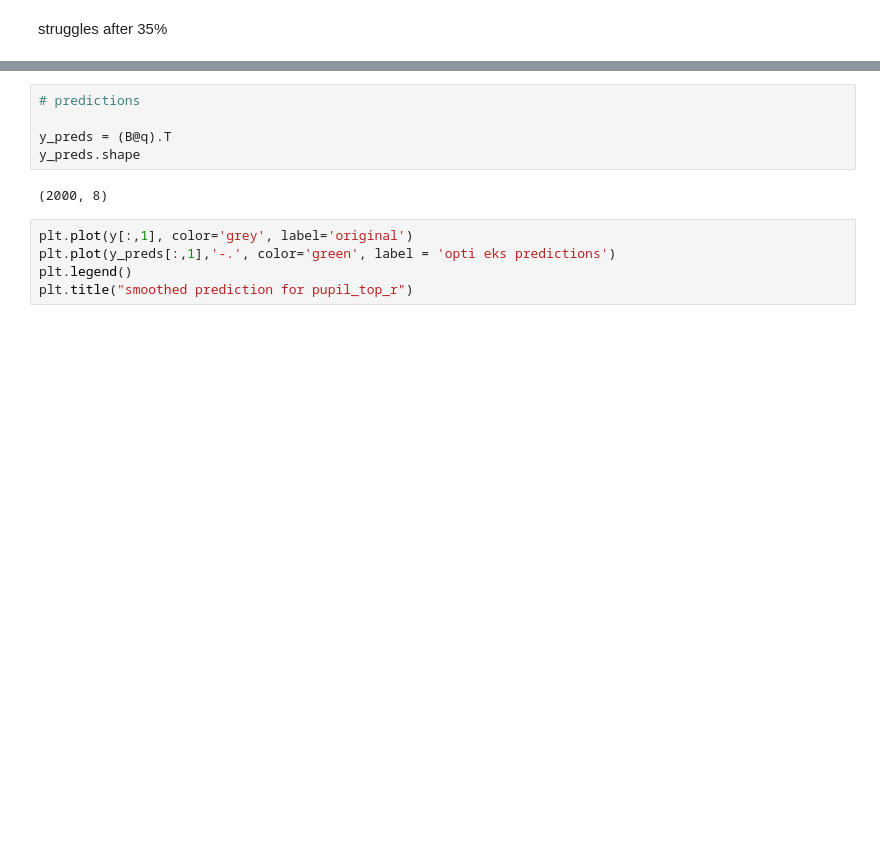
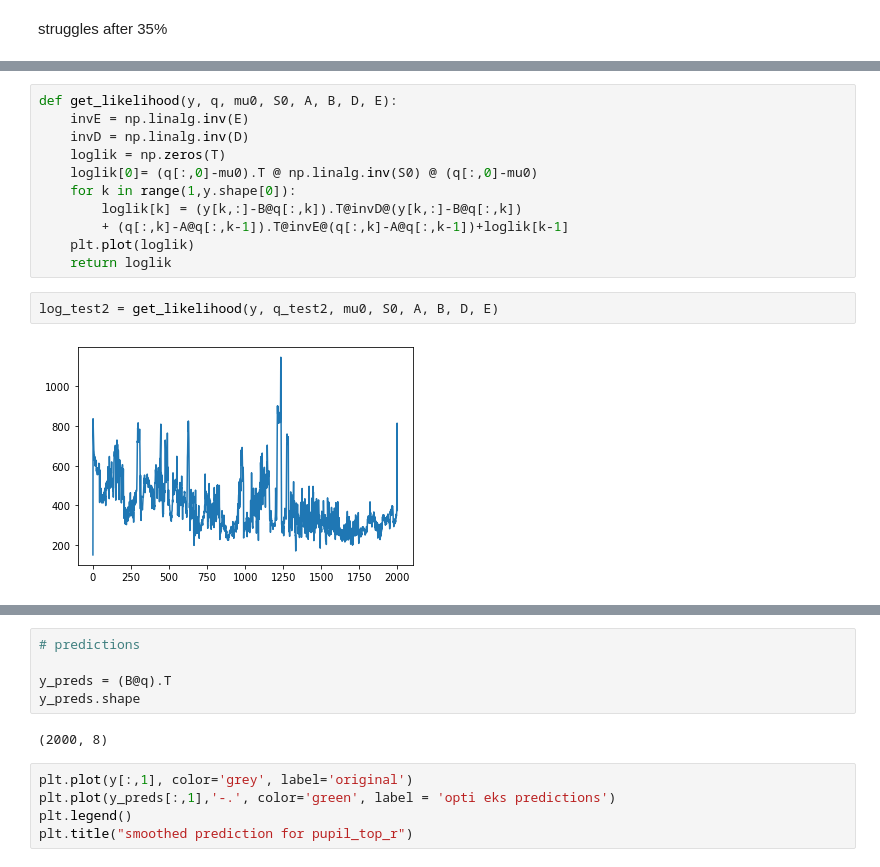
Before and after one commit to erialc-cal/eks, a Jupyter notebook: explore-mirror-fish.ipynb, the cells around one changed output, grey strips where cells are left out. Cells and saved outputs as stored; diff of their text form; blank space fills up the shorter version.

```diff
--- a/explore-mirror-fish.ipynb
+++ b/explore-mirror-fish.ipynb
@@ -608,0 +720,15 @@ Text(0.5, 0.98, 'Kalman eks vs optimisation based latent predictions on pupil da
+# %%
+def get_likelihood(y, q, mu0, S0, A, B, D, E):
+    invE = np.linalg.inv(E)
+    invD = np.linalg.inv(D)
+    loglik = np.zeros(T)
+    loglik[0]= (q[:,0]-mu0).T @ np.linalg.inv(S0) @ (q[:,0]-mu0)
+    for k in range(1,y.shape[0]):
+        loglik[k] = (y[k,:]-B@q[:,k]).T@invD@(y[k,:]-B@q[:,k])
+        + (q[:,k]-A@q[:,k-1]).T@invE@(q[:,k]-A@q[:,k-1])+loglik[k-1]
+    plt.plot(loglik)
+    return loglik
+# %%
+log_test2 = get_likelihood(y, q_test2, mu0, S0, A, B, D, E)
+# %% [output]
+[figure, added]
```
Also changed, not shown: parts of 25 cells of this notebook, 4 other files.
